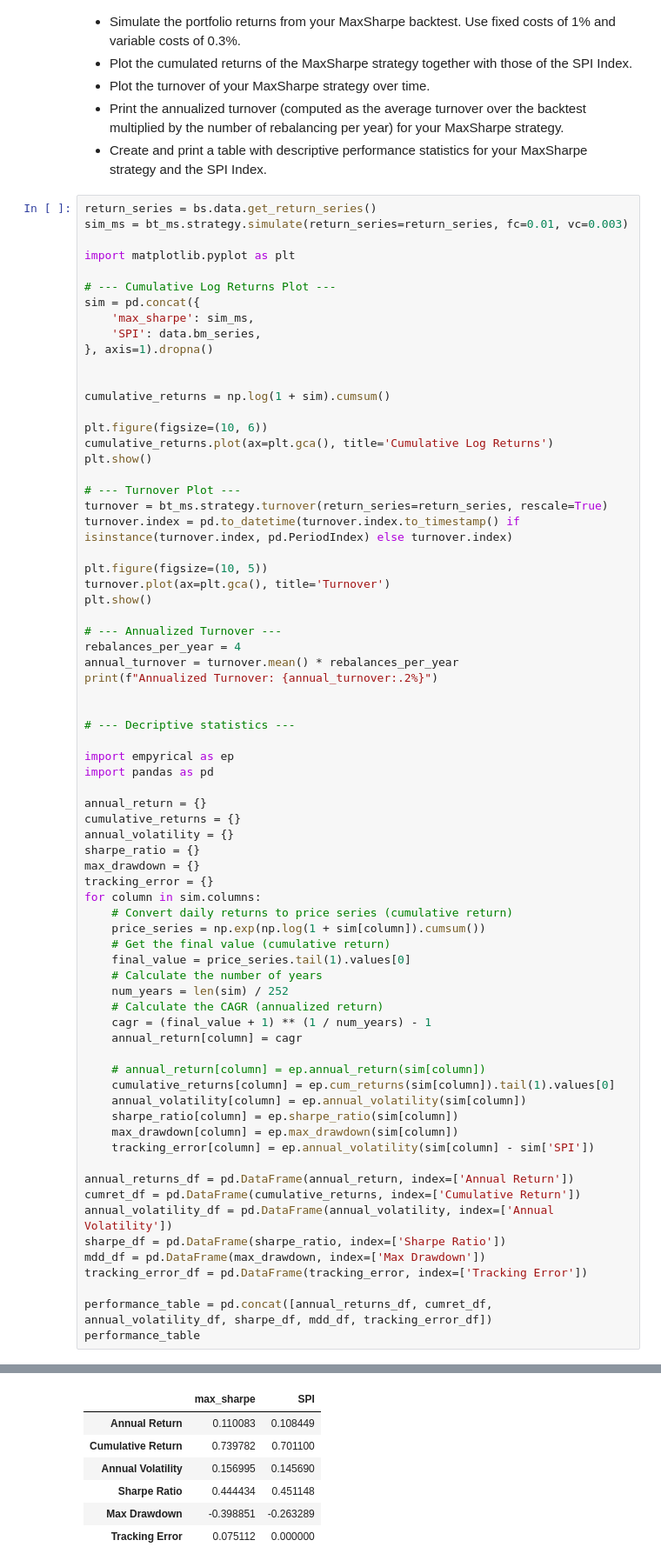
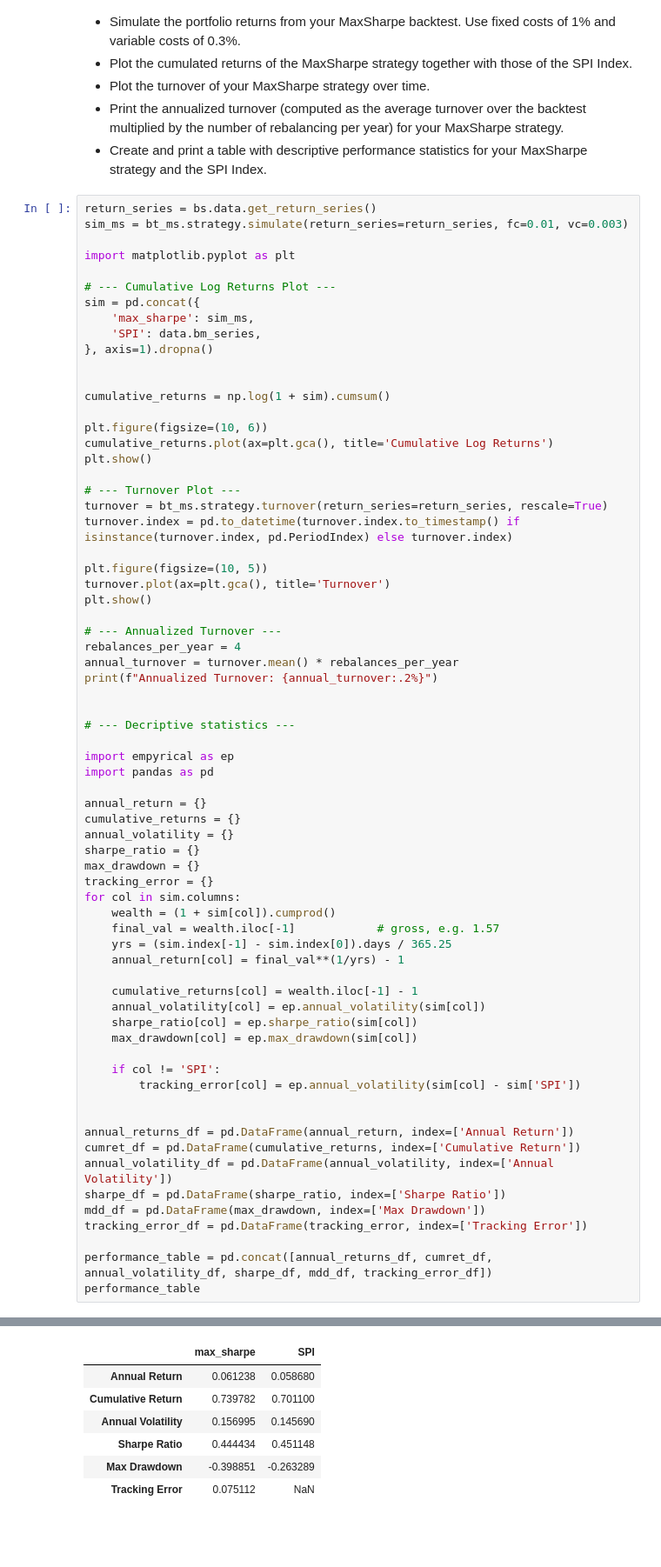
Before and after one commit to ljkane/qpmwp-course, a Jupyter notebook: assignments/assignment_4.ipynb, the cells around one changed output, grey strips where cells are left out. Shown at 87% size. Cells and saved outputs as stored; diff of their text form; blank space fills up the shorter version.

```diff
--- a/assignments/assignment_4.ipynb
+++ b/assignments/assignment_4.ipynb
@@ -281,52 +281,49 @@ annual_turnover = turnover.mean() * rebalances_per_year
 print(f"Annualized Turnover: {annual_turnover:.2%}")
 
 
 # --- Decriptive statistics ---
 
 import empyrical as ep
 import pandas as pd
 
 annual_return = {}
 cumulative_returns = {}
 annual_volatility = {}
 sharpe_ratio = {}
 max_drawdown = {}
 tracking_error = {}
-for column in sim.columns:
-    # Convert daily returns to price series (cumulative return)
-    price_series = np.exp(np.log(1 + sim[column]).cumsum())
-    # Get the final value (cumulative return)
-    final_value = price_series.tail(1).values[0]
-    # Calculate the number of years
-    num_years = len(sim) / 252
-    # Calculate the CAGR (annualized return)
-    cagr = (final_value + 1) ** (1 / num_years) - 1
-    annual_return[column] = cagr
+for col in sim.columns:
+    wealth = (1 + sim[col]).cumprod()
+    final_val = wealth.iloc[-1]            # gross, e.g. 1.57
+    yrs = (sim.index[-1] - sim.index[0]).days / 365.25
+    annual_return[col] = final_val**(1/yrs) - 1
 
-    # annual_return[column] = ep.annual_return(sim[column])
-    cumulative_returns[column] = ep.cum_returns(sim[column]).tail(1).values[0]
-    annual_volatility[column] = ep.annual_volatility(sim[column])
-    sharpe_ratio[column] = ep.sharpe_ratio(sim[column])
-    max_drawdown[column] = ep.max_drawdown(sim[column])
-    tracking_error[column] = ep.annual_volatility(sim[column] - sim['SPI'])
+    cumulative_returns[col] = wealth.iloc[-1] - 1
+    annual_volatility[col] = ep.annual_volatility(sim[col])
+    sharpe_ratio[col] = ep.sharpe_ratio(sim[col])
+    max_drawdown[col] = ep.max_drawdown(sim[col])
+
+    if col != 'SPI':
+        tracking_error[col] = ep.annual_volatility(sim[col] - sim['SPI'])
+
 
 annual_returns_df = pd.DataFrame(annual_return, index=['Annual Return'])
 cumret_df = pd.DataFrame(cumulative_returns, index=['Cumulative Return'])
 annual_volatility_df = pd.DataFrame(annual_volatility, index=['Annual Volatility'])
 sharpe_df = pd.DataFrame(sharpe_ratio, index=['Sharpe Ratio'])
 mdd_df = pd.DataFrame(max_drawdown, index=['Max Drawdown'])
 tracking_error_df = pd.DataFrame(tracking_error, index=['Tracking Error'])
 
 performance_table = pd.concat([annual_returns_df, cumret_df, annual_volatility_df, sharpe_df, mdd_df, tracking_error_df])
 performance_table
 # %% [output]
 [figure]
 [figure]
 Annualized Turnover: 96.25%
 |  | max_sharpe | SPI |
-| Annual Return | 0.110083 | 0.108449 |
+| Annual Return | 0.061238 | 0.058680 |
 | Cumulative Return | 0.739782 | 0.701100 |
 | Annual Volatility | 0.156995 | 0.145690 |
 | Sharpe Ratio | 0.444434 | 0.451148 |
 | Max Drawdown | -0.398851 | -0.263289 |
-| Tracking Error | 0.075112 | 0.000000 |
+| Tracking Error | 0.075112 | NaN |
```
Also changed, not shown: parts of 2 cells of this notebook.
